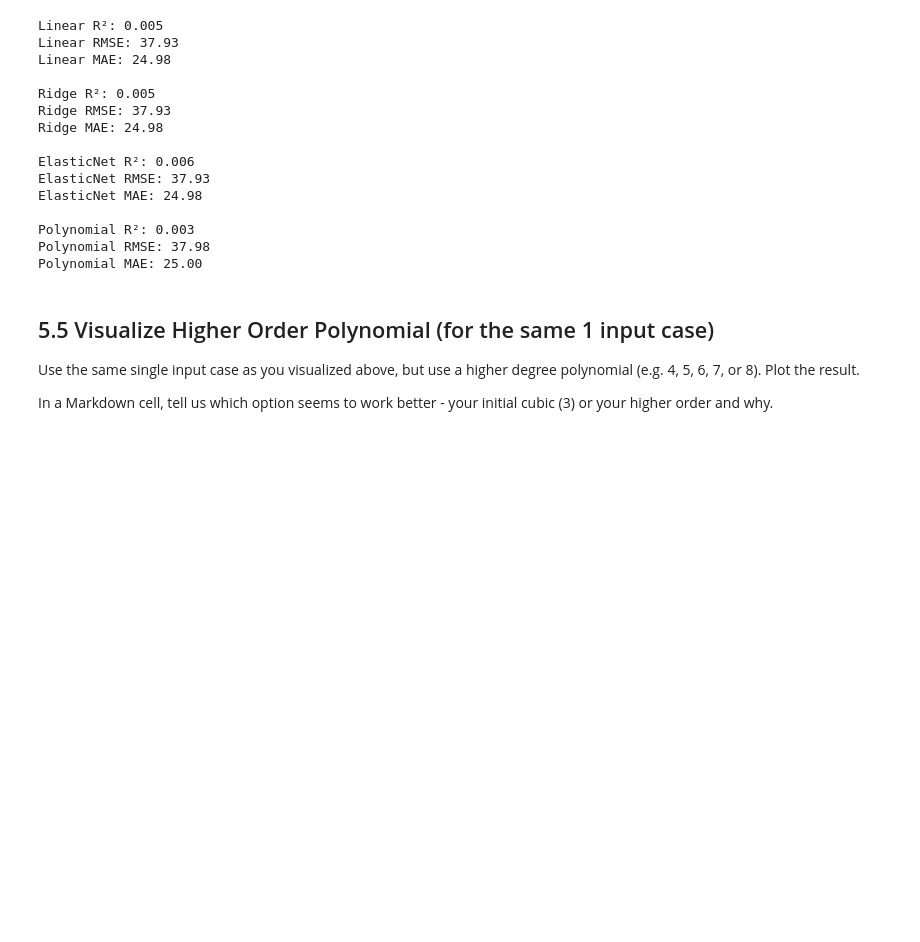
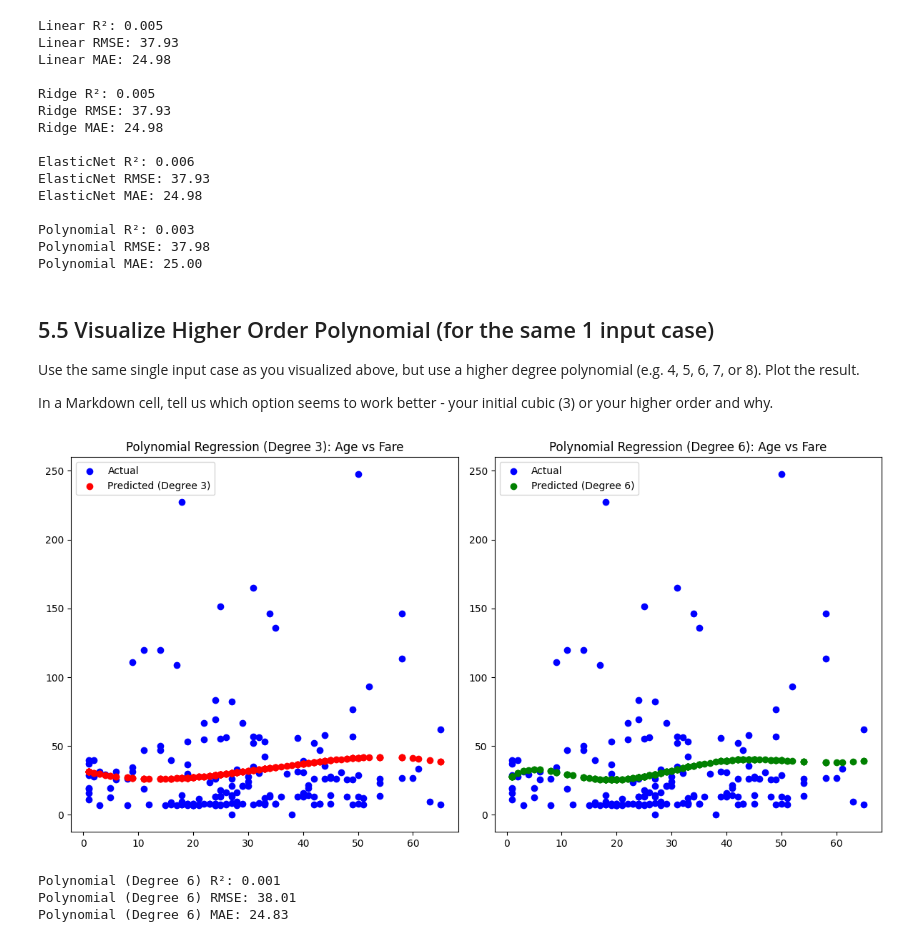
Before and after one commit to gjrich/applied-ml-gjrich, a Jupyter notebook: lab04/ml04_gjrich.ipynb, the cells around one changed output. Drawn from its saved outputs; the diff is of its cells as text; code cells hidden in the pictures; blank space fills up the shorter version.

```diff
--- a/lab04/ml04_gjrich.ipynb
+++ b/lab04/ml04_gjrich.ipynb
@@ -456,3 +456,41 @@ Polynomial MAE: 25.00
 Use the same single input case as you visualized above, but use a higher degree polynomial (e.g. 4, 5, 6, 7, or 8). Plot the result.
 
 In a Markdown cell, tell us which option seems to work better - your initial cubic (3) or your higher order and why.
+# %%
+# Set up the higher degree polynomial (e.g., degree=6)
+poly_high = PolynomialFeatures(degree=6)
+X_train_poly_high = poly_high.fit_transform(X1_train)
+X_test_poly_high = poly_high.transform(X1_test)
+
+# Use the poly inputs in the LR model
+poly_model_high = LinearRegression()
+poly_model_high.fit(X_train_poly_high, y1_train)
+y_pred_poly_high = poly_model_high.predict(X_test_poly_high)
+
+# Visualize comparison between cubic and higher-degree polynomial
+plt.figure(figsize=(12, 6))
+
+# Plot for cubic polynomial
+plt.subplot(1, 2, 1)
+plt.scatter(X1_test, y1_test, color='blue', label='Actual')
+plt.scatter(X1_test, y_pred_poly, color='red', label='Predicted (Degree 3)')
+plt.legend()
+plt.title("Polynomial Regression (Degree 3): Age vs Fare")
+
+# Plot for higher-degree polynomial
+plt.subplot(1, 2, 2)
+plt.scatter(X1_test, y1_test, color='blue', label='Actual')
+plt.scatter(X1_test, y_pred_poly_high, color='green', label='Predicted (Degree 6)')
+plt.legend()
+plt.title("Polynomial Regression (Degree 6): Age vs Fare")
+
+plt.tight_layout()
+plt.show()
+
+# Add performance metrics for the higher-degree polynomial
+report("Polynomial (Degree 6)", y1_test, y_pred_poly_high)
+# %% [output]
+[figure, added]
+Polynomial (Degree 6) R²: 0.001
+Polynomial (Degree 6) RMSE: 38.01
+Polynomial (Degree 6) MAE: 24.83
```
Also changed, not shown: parts of 1 cell of this notebook.
